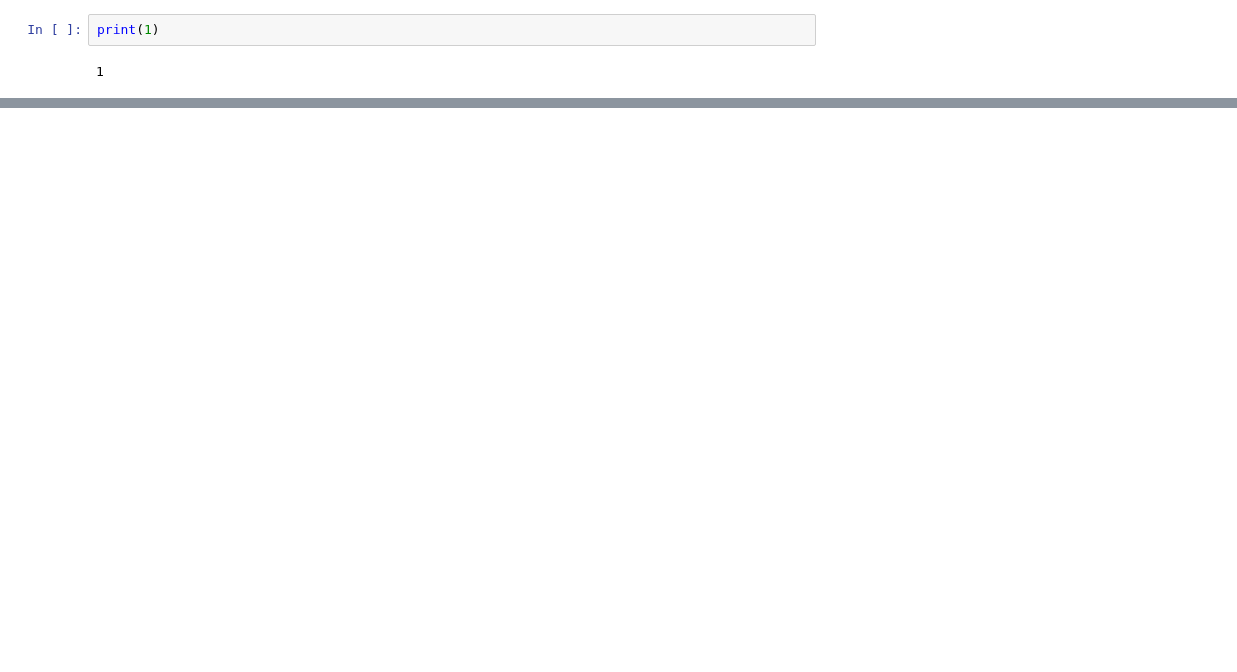
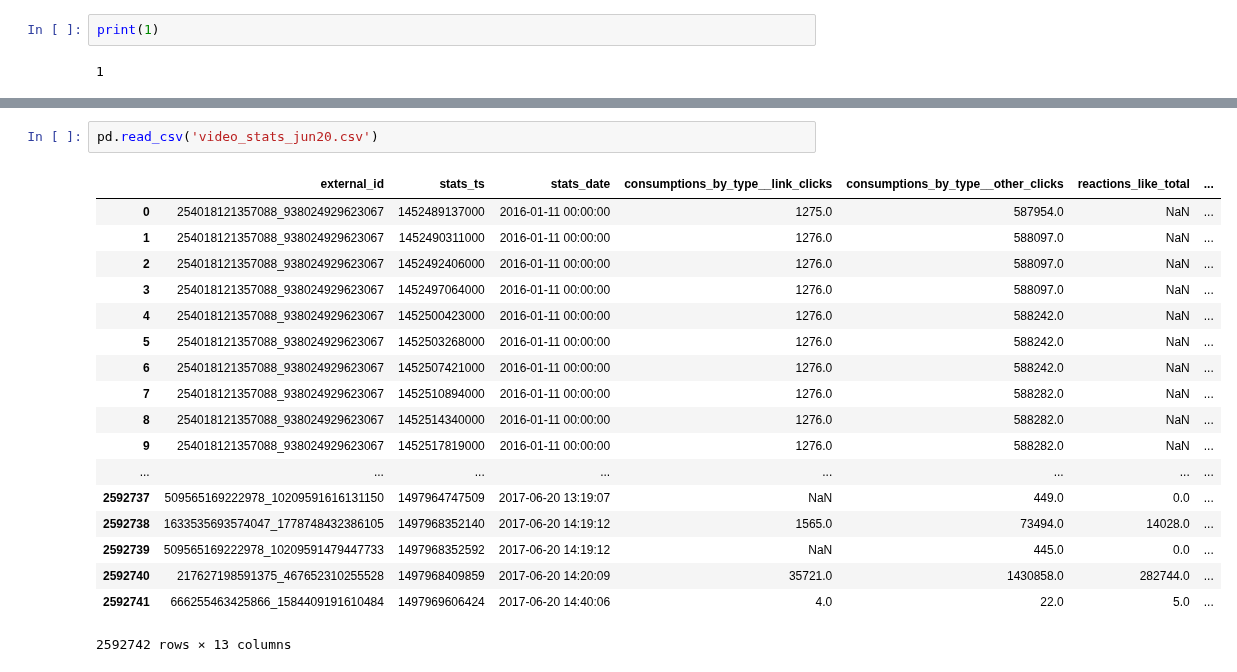
Before and after one commit to eshwarchandrasekharan/predict-pop, a Jupyter notebook: code/radshift-querying.ipynb, the cells around one changed output, grey strips where cells are left out. Drawn from its saved outputs; the diff is of its cells as text; blank space fills up the shorter version.

```diff
--- a/code/radshift-querying.ipynb
+++ b/code/radshift-querying.ipynb
@@ -105,0 +389,21 @@ print(1)
+# %%
+pd.read_csv('video_stats_jun20.csv')
+# %% [output]
+|  | external_id | stats_ts | stats_date | consumptions_by_type__link_clicks | consumptions_by_type__other_clicks | reactions_like_total | ... |
+| 0 | 254018121357088_938024929623067 | 1452489137000 | 2016-01-11 00:00:00 | 1275.0 | 587954.0 | NaN | ... |
+| 1 | 254018121357088_938024929623067 | 1452490311000 | 2016-01-11 00:00:00 | 1276.0 | 588097.0 | NaN | ... |
+| 2 | 254018121357088_938024929623067 | 1452492406000 | 2016-01-11 00:00:00 | 1276.0 | 588097.0 | NaN | ... |
+| 3 | 254018121357088_938024929623067 | 1452497064000 | 2016-01-11 00:00:00 | 1276.0 | 588097.0 | NaN | ... |
+| 4 | 254018121357088_938024929623067 | 1452500423000 | 2016-01-11 00:00:00 | 1276.0 | 588242.0 | NaN | ... |
+| 5 | 254018121357088_938024929623067 | 1452503268000 | 2016-01-11 00:00:00 | 1276.0 | 588242.0 | NaN | ... |
+| 6 | 254018121357088_938024929623067 | 1452507421000 | 2016-01-11 00:00:00 | 1276.0 | 588242.0 | NaN | ... |
+| 7 | 254018121357088_938024929623067 | 1452510894000 | 2016-01-11 00:00:00 | 1276.0 | 588282.0 | NaN | ... |
+| 8 | 254018121357088_938024929623067 | 1452514340000 | 2016-01-11 00:00:00 | 1276.0 | 588282.0 | NaN | ... |
+| 9 | 254018121357088_938024929623067 | 1452517819000 | 2016-01-11 00:00:00 | 1276.0 | 588282.0 | NaN | ... |
+| ... | ... | ... | ... | ... | ... | ... | ... |
+| 2592737 | 509565169222978_10209591616131150 | 1497964747509 | 2017-06-20 13:19:07 | NaN | 449.0 | 0.0 | ... |
+| 2592738 | 1633535693574047_1778748432386105 | 1497968352140 | 2017-06-20 14:19:12 | 1565.0 | 73494.0 | 14028.0 | ... |
+| 2592739 | 509565169222978_10209591479447733 | 1497968352592 | 2017-06-20 14:19:12 | NaN | 445.0 | 0.0 | ... |
+| 2592740 | 217627198591375_467652310255528 | 1497968409859 | 2017-06-20 14:20:09 | 35721.0 | 1430858.0 | 282744.0 | ... |
+| 2592741 | 666255463425866_1584409191610484 | 1497969606424 | 2017-06-20 14:40:06 | 4.0 | 22.0 | 5.0 | ... |
+2592742 rows × 13 columns
```
Also changed, not shown: parts of 10 cells of this notebook, 2 other files.
